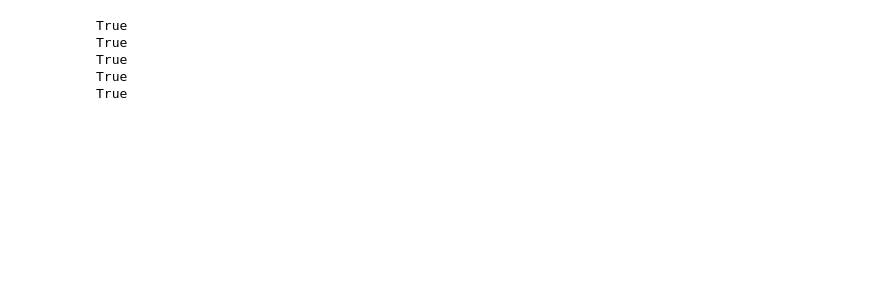
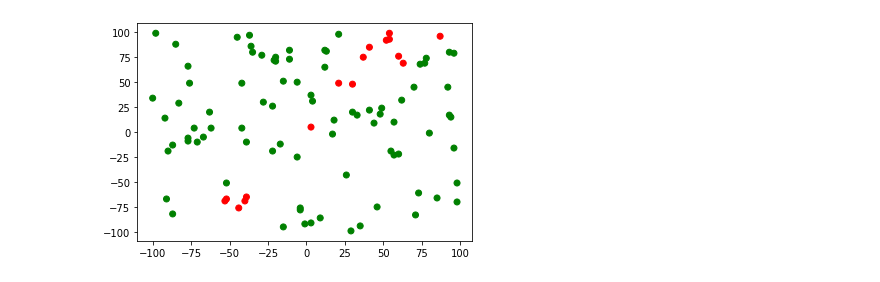
Before and after one commit to aplneto/IF702, a Jupyter notebook: McCulloch_Pitts.ipynb, the cells around one changed output. Drawn from its saved outputs; the diff is of its cells as text; code cells hidden in the pictures; blank space fills up the shorter version.

Commit message:
Adição de visualização rudimentar do treinamento neurônio

```diff
--- a/McCulloch_Pitts.ipynb
+++ b/McCulloch_Pitts.ipynb
@@ -73,25 +55,26 @@ class Neuron(object):
-# %%
-neuron = Neuron()
-counter = 0
-threshold = 100
-
-epochs = []
-epochs.append(neuron.weights)
-while (counter < threshold):
-    counter += 1
-    samples = (group_1[0] + group_2[0], group_1[1] + group_2[1])
-    t = random.randint(0, len(samples[0])-1)
-    sample = [samples[0][t], samples[1][t]]
-    weights = neuron.iterate(sample)
-    epochs.append(weights)
-# %%
-test_samples = ([1, 2, 3, 4, 5], [5, 4, 3, 2, 1])
-for t in range(len(test_samples[0])):
-    sample = [test_samples[0][t], test_samples[1][t]]
-    print(evaluate_sample(*sample) == neuron.predict(sample))
-# %% [output]
-True
-True
-True
-True
-True
+# %%
+class Perceptron(object):
+    def __init__(self, cardinality = 2, theta = 0.5, etha = 0.4):
+        self.weights = numpy.random.uniform(-1, 1, (cardinality,))
+        self.theta = theta
+        self.etha = etha
+
+    def evaluate(self, sample: list):
+        _sum = sum([sample[t]*self.weights[t] for t in range(len(sample))]) - self.theta
+        return step(_sum)
+
+    def train(self, sample: list, target: int):
+        estimate = self.evaluate(sample)
+        error = target - estimate # se a estimativa estiver correta, error == 0
+        for i in range(len(sample)):
+            self.weights[i] += error * self.etha * sample[i]
+# %%
+perceptron = Perceptron()
+for p in sample:
+    target = label(*p)
+    perceptron.train(p, target)
+
+color_array = ['green' if label(*p) == perceptron.evaluate(p) else 'red' for p in sample]
+scat = plt.scatter(x, y, c=color_array)
+# %% [output]
+[figure, added]
```
Also changed, not shown: parts of 12 cells of this notebook.
